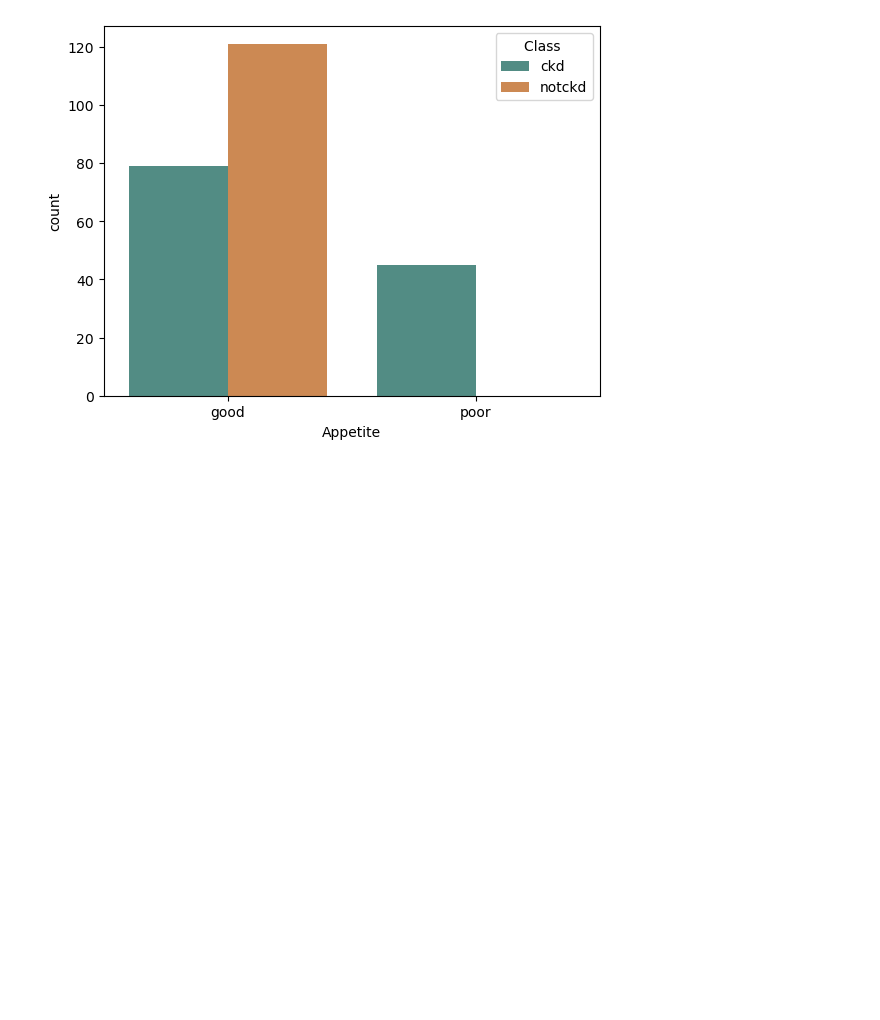
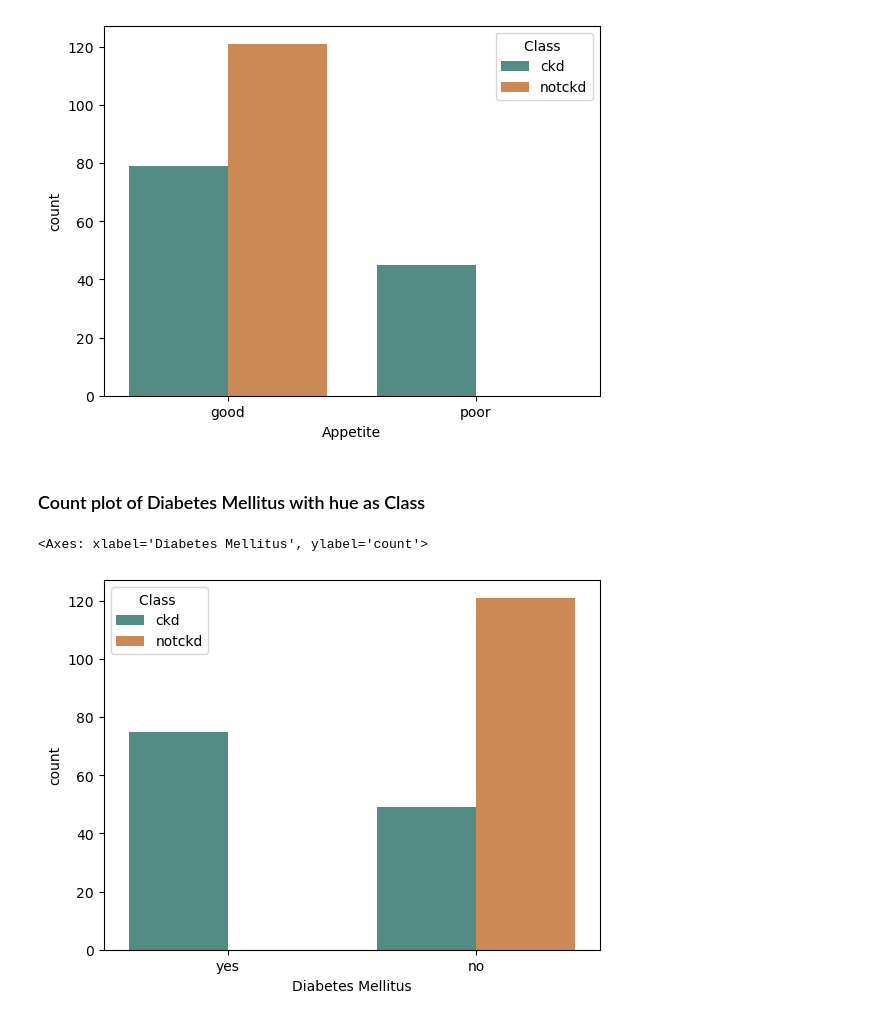
Before and after one commit to Priyagha/Chronic_Kidney_Disease, a Jupyter notebook: Chronic_Kidney_Disease.ipynb, the cells around one changed output. Cells and saved outputs as stored; diff of their text form; code cells hidden in the pictures; blank space fills up the shorter version.

Commit message:
Diabetes Mellitus Countplot with respect to Class

```diff
--- a/Chronic_Kidney_Disease.ipynb
+++ b/Chronic_Kidney_Disease.ipynb
@@ -44,3 +44,10 @@ sns.countplot(data = df, x = 'Appetite', hue = 'Class ', palette = ['#49958B', '
 # %% [output]
 <Axes: xlabel='Appetite', ylabel='count'>
 [figure]
+# %% [markdown]
+### Count plot of Diabetes Mellitus with hue as Class
+# %%
+sns.countplot(data = df, x = 'Diabetes Mellitus', hue = 'Class ', palette = ['#49958B', '#E0873F'])
+# %% [output]
+<Axes: xlabel='Diabetes Mellitus', ylabel='count'>
+[figure, added]
```
